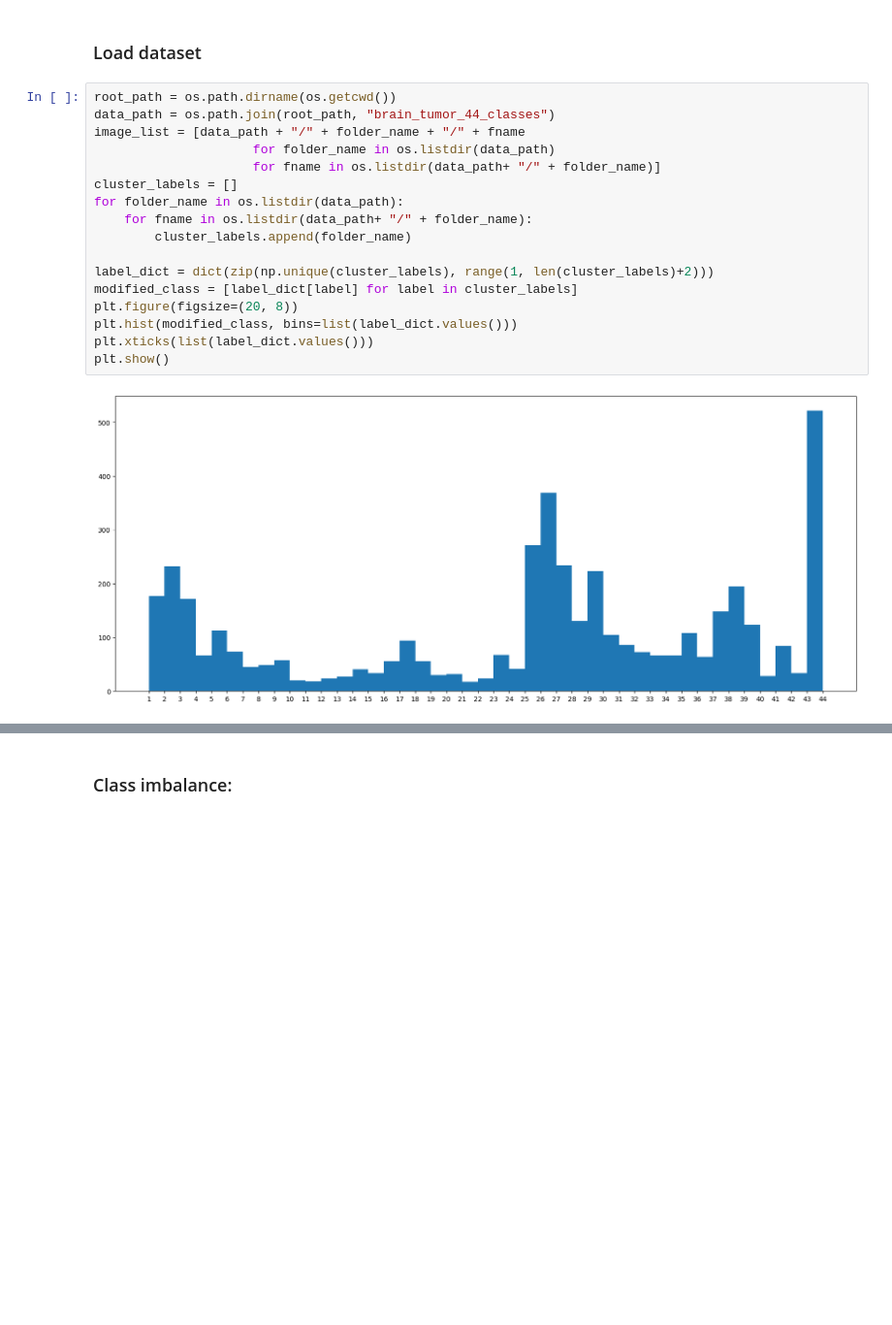
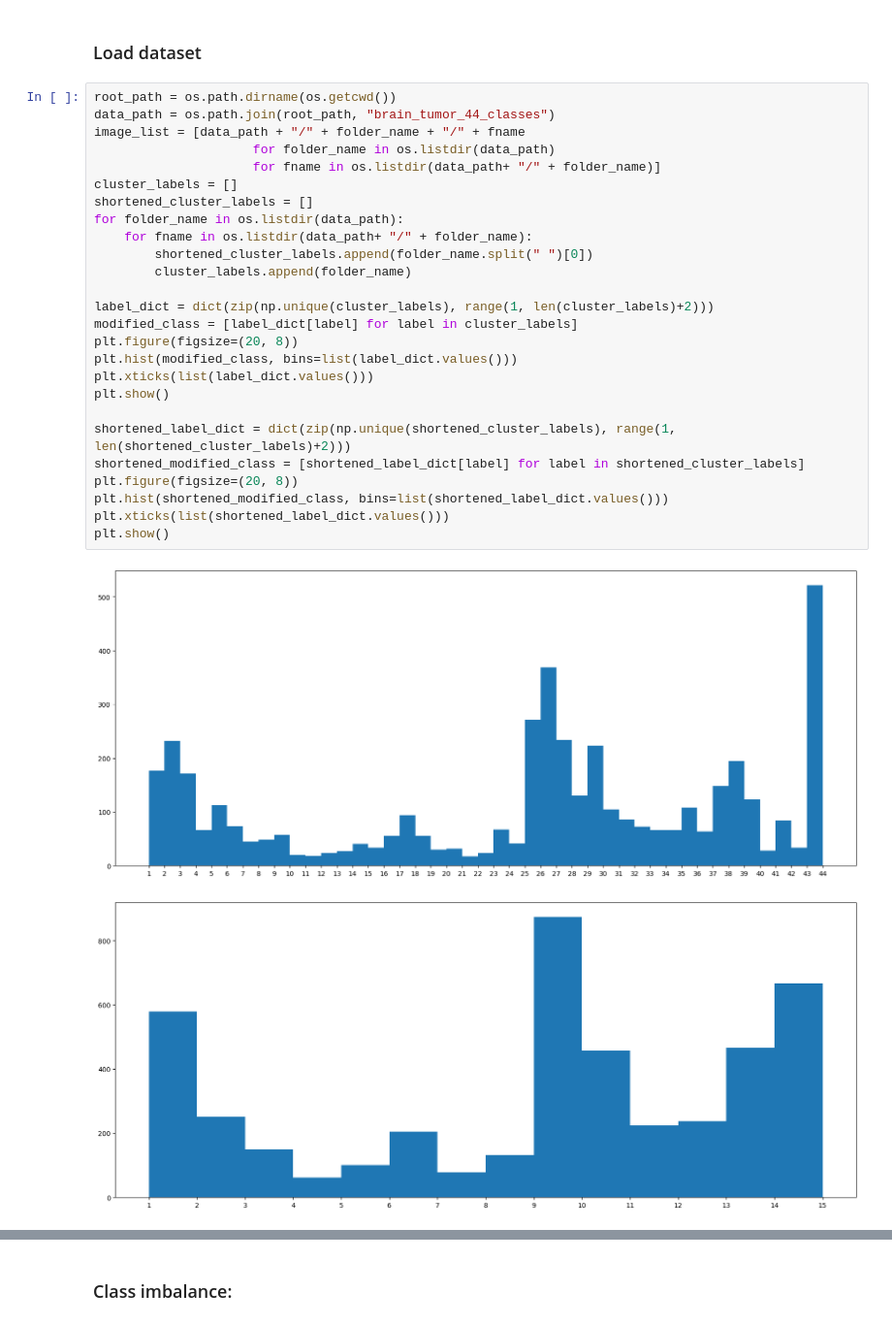
Before and after one commit to phihd/brain-tumor-classification, a Jupyter notebook: notebooks/Preprocessing.ipynb, the cells around one changed output, grey strips where cells are left out. Shown: that part at 97% size. Drawn from its saved outputs; the diff is of its cells as text; blank space fills up the shorter version.

```diff
--- a/notebooks/Preprocessing.ipynb
+++ b/notebooks/Preprocessing.ipynb
@@ -19,19 +19,29 @@ sys.path.append(os.path.dirname(os.getcwd()))
 # %%
 root_path = os.path.dirname(os.getcwd())
 data_path = os.path.join(root_path, "brain_tumor_44_classes")
 image_list = [data_path + "/" + folder_name + "/" + fname
                      for folder_name in os.listdir(data_path)
                      for fname in os.listdir(data_path+ "/" + folder_name)]
 cluster_labels = []
+shortened_cluster_labels = []
 for folder_name in os.listdir(data_path):
     for fname in os.listdir(data_path+ "/" + folder_name):
+        shortened_cluster_labels.append(folder_name.split(" ")[0])
         cluster_labels.append(folder_name)
 
 label_dict = dict(zip(np.unique(cluster_labels), range(1, len(cluster_labels)+2)))
 modified_class = [label_dict[label] for label in cluster_labels]
 plt.figure(figsize=(20, 8))
 plt.hist(modified_class, bins=list(label_dict.values()))
 plt.xticks(list(label_dict.values()))
 plt.show()
+
+shortened_label_dict = dict(zip(np.unique(shortened_cluster_labels), range(1, len(shortened_cluster_labels)+2)))
+shortened_modified_class = [shortened_label_dict[label] for label in shortened_cluster_labels]
+plt.figure(figsize=(20, 8))
+plt.hist(shortened_modified_class, bins=list(shortened_label_dict.values()))
+plt.xticks(list(shortened_label_dict.values()))
+plt.show()
 # %% [output]
 [figure]
+[figure, added]
```
Also changed, not shown: parts of 3 cells of this notebook, 2 other files.
